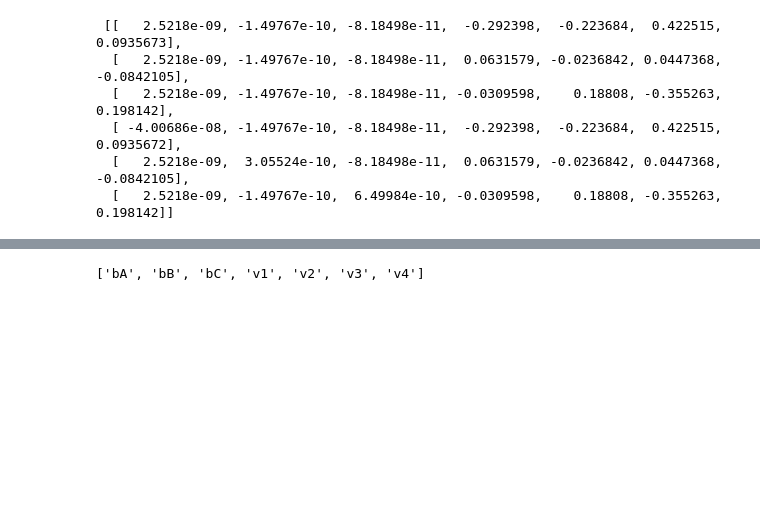
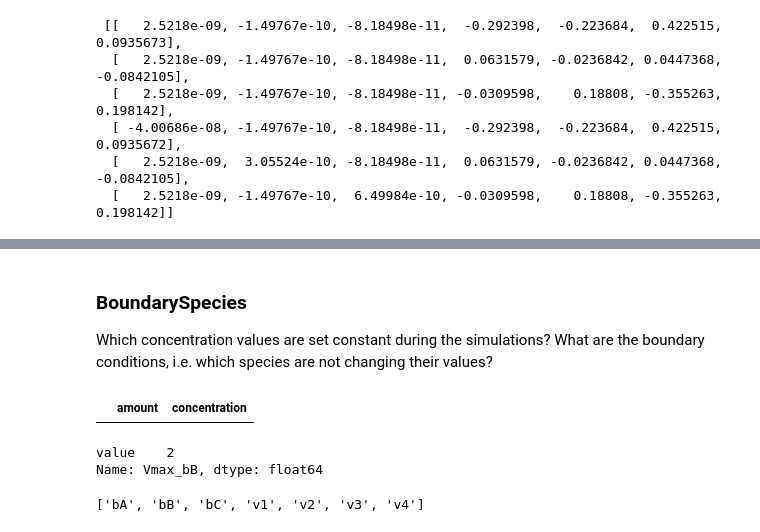
Before and after one commit to jingyayeah/multiscale-galactose, a Jupyter notebook: python/simulator/examples/demo/01_demo_simple.ipynb, the cells around one changed output, grey strips where cells are left out. Drawn from its saved outputs; the diff is of its cells as text; code cells hidden in the pictures; blank space fills up the shorter version.

```diff
--- a/python/simulator/examples/demo/01_demo_simple.ipynb
+++ b/python/simulator/examples/demo/01_demo_simple.ipynb
@@ -362,3 +412,16 @@ rr.Vmax_bA # current value of Vmax_bA
+# %% [markdown]
+### BoundarySpecies
+
+Which concentration values are set constant during the simulations? What are the boundary conditions, i.e. which species are not changing their values?
+# %%
+rt.getBoundarySpecies(rr)
+# %% [output]
+|  | amount | concentration |
+# %%
+gp.ix['Vmax_bB']
+# %% [output]
+value    2
+Name: Vmax_bB, dtype: float64
 # %%
 # kinetic eqution of reaction b1
 rids = [r.getId() for r in model.getListOfReactions()]
```
Also changed, not shown: parts of 11 cells of this notebook, 2 other files.
